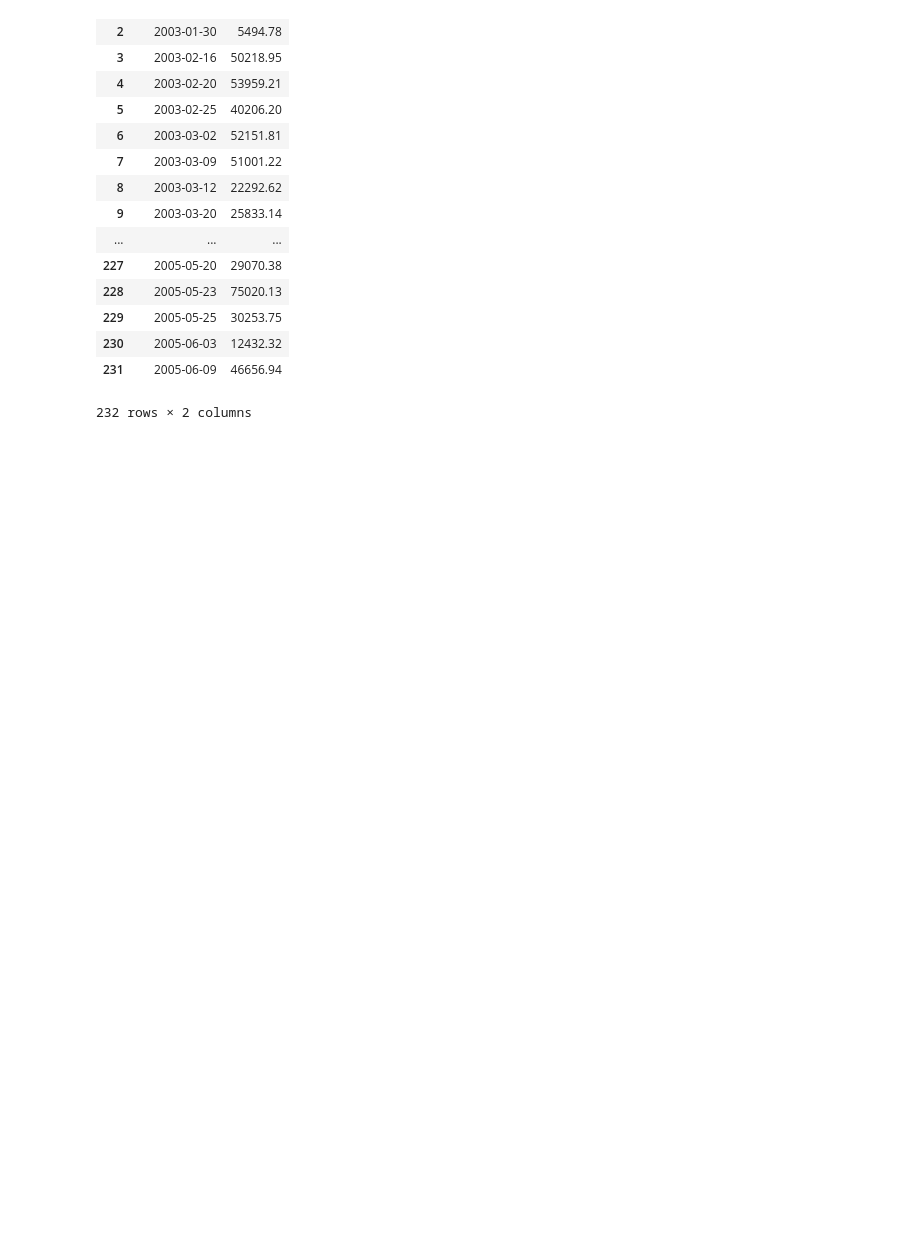
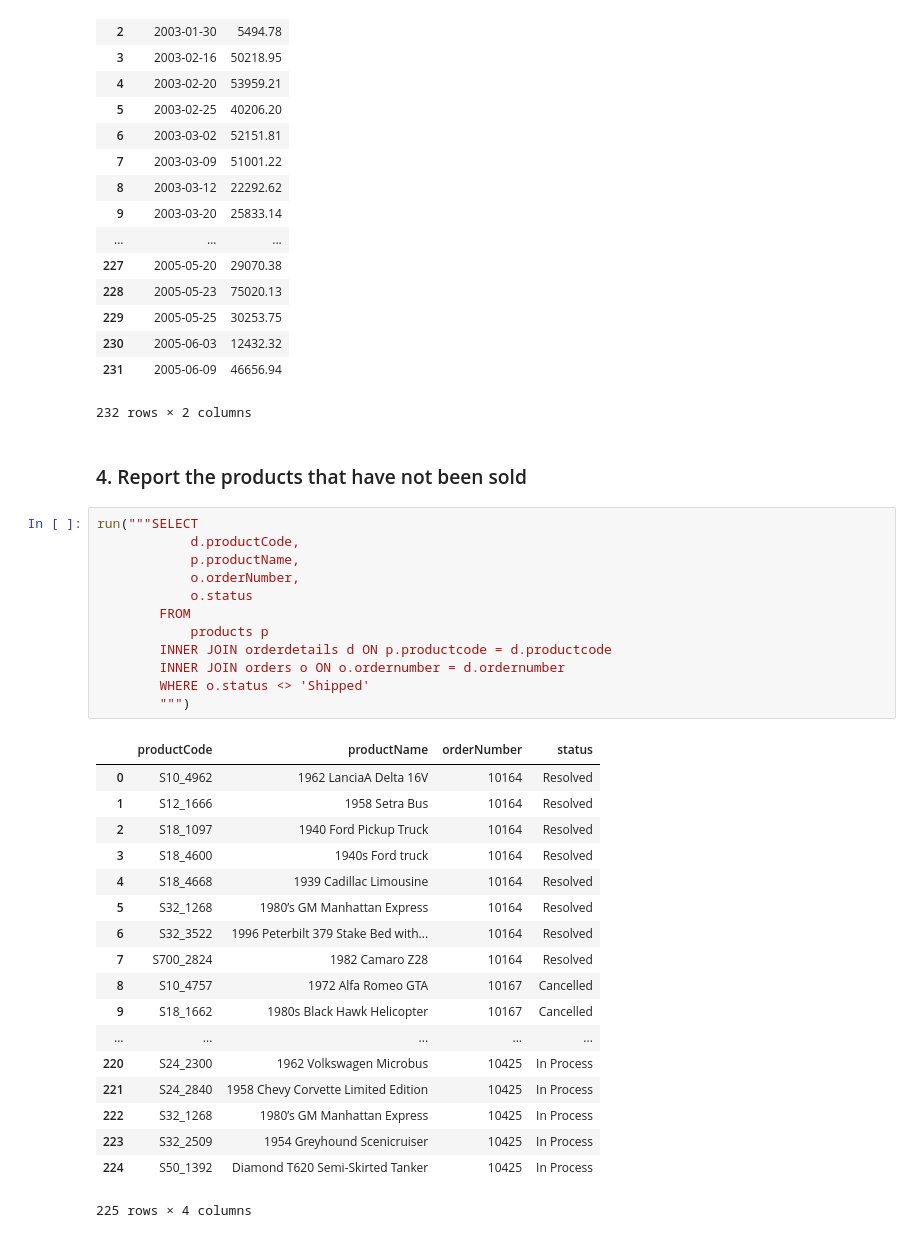
Before and after one commit to saiful873/digital-talent, a Jupyter notebook: TUGAS SQL #2.ipynb, the cells around one changed output. Saved outputs shown, nothing was run; the diff lists cells and outputs as text; blank space fills up the shorter version.

```diff
--- a/TUGAS SQL #2.ipynb
+++ b/TUGAS SQL #2.ipynb
@@ -119,3 +119,36 @@ run(""" SELECT
 | 230 | 2005-06-03 | 12432.32 |
 | 231 | 2005-06-09 | 46656.94 |
 232 rows × 2 columns
+# %% [markdown]
+### 4. Report the products that have not been sold
+# %%
+run("""SELECT
+            d.productCode,
+            p.productName,
+            o.orderNumber,
+            o.status
+        FROM
+            products p
+        INNER JOIN orderdetails d ON p.productcode = d.productcode
+        INNER JOIN orders o ON o.ordernumber = d.ordernumber
+        WHERE o.status <> 'Shipped'
+        """)
+# %% [output]
+|  | productCode | productName | orderNumber | status |
+| 0 | S10_4962 | 1962 LanciaA Delta 16V | 10164 | Resolved |
+| 1 | S12_1666 | 1958 Setra Bus | 10164 | Resolved |
+| 2 | S18_1097 | 1940 Ford Pickup Truck | 10164 | Resolved |
+| 3 | S18_4600 | 1940s Ford truck | 10164 | Resolved |
+| 4 | S18_4668 | 1939 Cadillac Limousine | 10164 | Resolved |
+| 5 | S32_1268 | 1980’s GM Manhattan Express | 10164 | Resolved |
+| 6 | S32_3522 | 1996 Peterbilt 379 Stake Bed with... | 10164 | Resolved |
+| 7 | S700_2824 | 1982 Camaro Z28 | 10164 | Resolved |
+| 8 | S10_4757 | 1972 Alfa Romeo GTA | 10167 | Cancelled |
+| 9 | S18_1662 | 1980s Black Hawk Helicopter | 10167 | Cancelled |
+| ... | ... | ... | ... | ... |
+| 220 | S24_2300 | 1962 Volkswagen Microbus | 10425 | In Process |
+| 221 | S24_2840 | 1958 Chevy Corvette Limited Edition | 10425 | In Process |
+| 222 | S32_1268 | 1980’s GM Manhattan Express | 10425 | In Process |
+| 223 | S32_2509 | 1954 Greyhound Scenicruiser | 10425 | In Process |
+| 224 | S50_1392 | Diamond T620 Semi-Skirted Tanker | 10425 | In Process |
+225 rows × 4 columns
```
Also changed, not shown: parts of 9 cells of this notebook.
